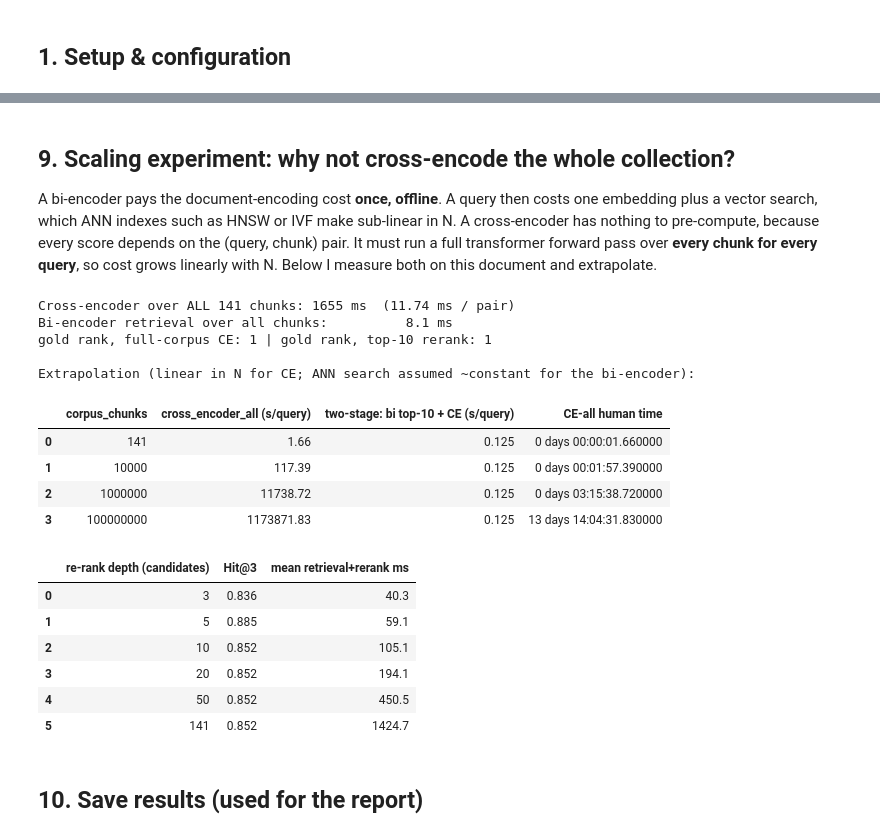
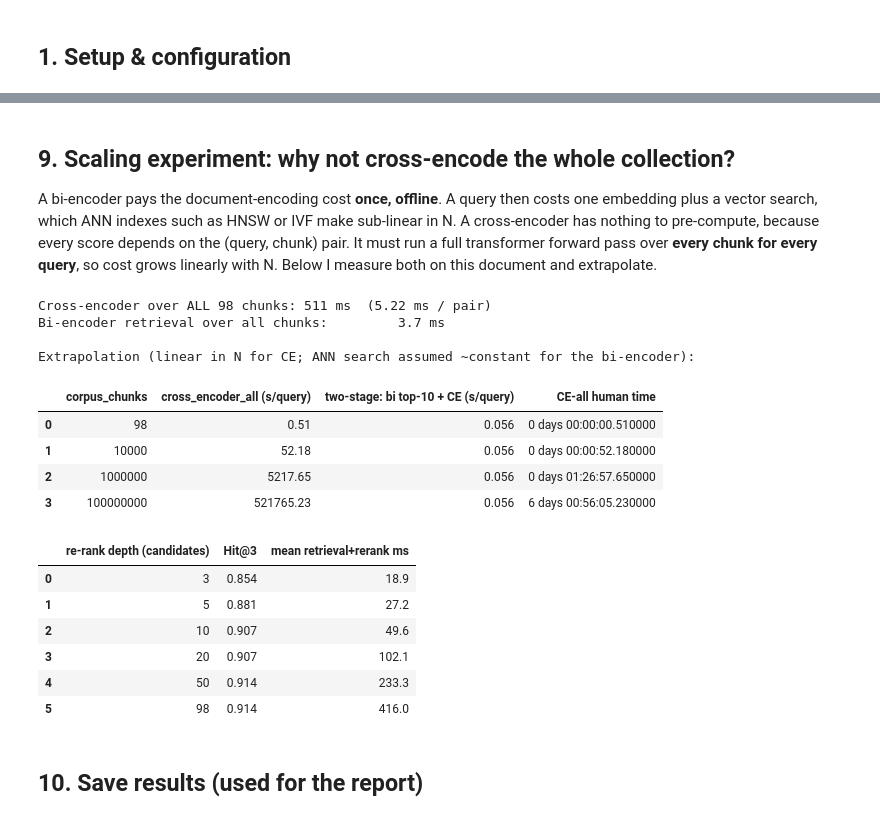
Before and after one commit to AKSHAT0604/rag-baseline-vs-reranking, a Jupyter notebook: RAG_Baseline_vs_ReRanking.ipynb, the cells around one changed output, grey strips where cells are left out. Drawn from its saved outputs; the diff is of its cells as text; code cells hidden in the pictures.

```diff
--- a/RAG_Baseline_vs_ReRanking.ipynb
+++ b/RAG_Baseline_vs_ReRanking.ipynb
@@ -228,7 +283,7 @@ def run_both_retrievals(query):
             "baseline_top3": cand_ids[:TOP_K_CONTEXT], "rerank_top3": rr_ids[:TOP_K_CONTEXT]}
 
 # quick smoke test
-r = run_both_retrievals("Can a player castle if the king is in check?")
-print("baseline top-3:", [chunks[i]["clauses"][0] for i in r["baseline_top3"]])
-print("re-ranked top-3:", [chunks[i]["clauses"][0] for i in r["rerank_top3"]])
+r = run_both_retrievals("Can a first-year student take an overload?")
+print("baseline top-3 sections:", [chunks[i]["sec"] for i in r["baseline_top3"]])
+print("re-ranked top-3 sections:", [chunks[i]["sec"] for i in r["rerank_top3"]])
 # %% [output]
@@ -625,6 +1181,6 @@ I time each stage separately (after a warm-up), repeating every query `N_REPEATS
 # %%
-N_REPEATS = 20
-lat_queries = [q for q, _ in EVAL_SET]
+N_REPEATS = 10
+lat_queries = [q for _, q, _ in EVAL_SET]
 
 for q in lat_queries[:5]:            # warm-up (kernel/JIT/cache effects)
     run_both_retrievals(q)
@@ -645,24 +1201,20 @@ embed_t, search_t, ce_t = map(lambda a: np.array(a) * 1000, (embed_t, search_t,
 p1 = embed_t + search_t
 p2 = p1 + ce_t
 
+
 def stats(a):
     return {"mean_ms": a.mean(), "median_ms": np.median(a), "p95_ms": np.percentile(a, 95)}
 
+
 latency_df = pd.DataFrame({
-    "Query embedding (bi-encoder)":           stats(embed_t),
-    "FAISS top-10 search":                    stats(search_t),
-    "Cross-encoder: score 10 pairs + sort":    stats(ce_t),
-    "PIPELINE 1 retrieval total":             stats(p1),
-    "PIPELINE 2 retrieval total":             stats(p2),
+    "Query embedding (bi-encoder)":         stats(embed_t),
+    "FAISS top-10 search":                  stats(search_t),
+    "Cross-encoder: score 10 pairs + sort": stats(ce_t),
+    "PIPELINE 1 retrieval total":           stats(p1),
+    "PIPELINE 2 retrieval total":           stats(p2),
 }).T.round(3)
 print(f"{len(p1)} timed runs per stage on {DEVICE.upper()}")
 display(latency_df)
 print(f"Re-ranking overhead: +{p2.mean() - p1.mean():.1f} ms per query "
       f"({p2.mean() / p1.mean():.1f}x the baseline retrieval time)")
-
-llm_df = pd.DataFrame([{"query": r["query"][:60], "LLM s (Answer 1)": round(r["llm_s_1"], 1),
-                        "LLM s (Answer 2)": round(r["llm_s_2"], 1)} for r in failure_results])
-print(f"\nLLM generation (greedy, ≤{MAX_NEW_TOKENS} new tokens, {LLM_NAME} on {DEVICE.upper()}): "
-      f"mean {llm_df.iloc[:, 1:].values.mean():.1f} s per answer")
-llm_df
 # %% [output]
@@ -688,75 +1252,68 @@ LLM generation (greedy, ≤220 new tokens, Qwen/Qwen2.5-3B-Instruct on CPU): mea
 # %% [markdown]
 ## 9. Scaling experiment: why not cross-encode the whole collection?
 
-A bi-encoder pays the document-encoding cost **once, offline**. A query then costs one embedding plus a vector search,
-which ANN indexes such as HNSW or IVF make sub-linear in N. A cross-encoder has nothing to pre-compute, because every
-score depends on the (query, chunk) pair. It must run a full transformer forward pass over **every chunk for every query**,
-so cost grows linearly with N. Below I measure both on this document and extrapolate.
+A bi-encoder pays the document-encoding cost **once, offline**. A query then costs one embedding plus a vector
+search, which ANN indexes such as HNSW or IVF make sub-linear in N. A cross-encoder has nothing to pre-compute,
+because every score depends on the (query, chunk) pair. It must run a full transformer forward pass over **every
+chunk for every query**, so cost grows linearly with N. Below I measure both on this document and extrapolate.
 # %%
-q = "Is a game drawn automatically without any claim after a long series of moves with no captures?"
+q = "Does the six-year maximum duration include semester leaves?"
 reps = 5
 
 t0 = time.perf_counter()
 for _ in range(reps):
     full_scores = cross_encoder.predict([(q, p) for p in passages], batch_size=32)
 ce_full_ms = (time.perf_counter() - t0) / reps * 1000
 
 t0 = time.perf_counter()
 for _ in range(reps):
     baseline_retrieve(q)
 bi_ms = (time.perf_counter() - t0) / reps * 1000
 
 per_pair_ms = ce_full_ms / len(passages)
 print(f"Cross-encoder over ALL {len(passages)} chunks: {ce_full_ms:.0f} ms  ({per_pair_ms:.2f} ms / pair)")
-print(f"Bi-encoder retrieval over all chunks:          {bi_ms:.1f} ms")
-
-# Does full cross-encoding even rank better here? Compare gold rank: bi top-10 rerank vs full-corpus CE.
-full_order = np.argsort(-full_scores).tolist()
-print("gold rank, full-corpus CE:", gold_rank(full_order, ["9.6.2"]),
-      "| gold rank, top-10 rerank:", gold_rank(rerank(q, baseline_retrieve(q)[0])[0], ["9.6.2"]))
+print(f"Bi-encoder retrieval over all chunks:         {bi_ms:.1f} ms")
 
 scale = pd.DataFrame({"corpus_chunks": [len(passages), 10_000, 1_000_000, 100_000_000]})
 scale["cross_encoder_all (s/query)"] = (scale.corpus_chunks * per_pair_ms / 1000).round(2)
-scale["two-stage: bi top-10 + CE (s/query)"] = ((bi_ms + 10 * per_pair_ms) / 1000)   # ANN search ~constant
-scale["two-stage: bi top-10 + CE (s/query)"] = scale["two-stage: bi top-10 + CE (s/query)"].round(3)
+scale["two-stage: bi top-10 + CE (s/query)"] = round((bi_ms + 10 * per_pair_ms) / 1000, 3)   # ANN search ~constant
 scale["CE-all human time"] = pd.to_timedelta(scale["cross_encoder_all (s/query)"], unit="s").astype(str)
 print("\nExtrapolation (linear in N for CE; ANN search assumed ~constant for the bi-encoder):")
 scale
 # %% [output]
-Cross-encoder over ALL 141 chunks: 1655 ms  (11.74 ms / pair)
-Bi-encoder retrieval over all chunks:          8.1 ms
-gold rank, full-corpus CE: 1 | gold rank, top-10 rerank: 1
+Cross-encoder over ALL 98 chunks: 511 ms  (5.22 ms / pair)
+Bi-encoder retrieval over all chunks:         3.7 ms
 
 Extrapolation (linear in N for CE; ANN search assumed ~constant for the bi-encoder):
 |  | corpus_chunks | cross_encoder_all (s/query) | two-stage: bi top-10 + CE (s/query) | CE-all human time |
-| 0 | 141 | 1.66 | 0.125 | 0 days 00:00:01.660000 |
-| 1 | 10000 | 117.39 | 0.125 | 0 days 00:01:57.390000 |
-| 2 | 1000000 | 11738.72 | 0.125 | 0 days 03:15:38.720000 |
-| 3 | 100000000 | 1173871.83 | 0.125 | 13 days 14:04:31.830000 |
+| 0 | 98 | 0.51 | 0.056 | 0 days 00:00:00.510000 |
+| 1 | 10000 | 52.18 | 0.056 | 0 days 00:00:52.180000 |
+| 2 | 1000000 | 5217.65 | 0.056 | 0 days 01:26:57.650000 |
+| 3 | 100000000 | 521765.23 | 0.056 | 6 days 00:56:05.230000 |
 # %%
 # Re-rank depth trade-off: how many bi-encoder candidates should the cross-encoder see?
+# (depth = all chunks is "cross-encode the whole corpus")
 depth_rows = []
 for depth in [3, 5, 10, 20, 50, len(passages)]:
     hits, times = [], []
-    for qq, gold in EVAL_SET:
+    for _, qq, gold in EVAL_SET:
         t0 = time.perf_counter()
         cand, _ = baseline_retrieve(qq, k=depth)
         rr, _ = rerank(qq, cand)
         times.append(time.perf_counter() - t0)
-        r = gold_rank(rr, gold)
-        hits.append(r is not None and r <= 3)
+        hits.append((gold_rank(rr, gold) or 99) <= 3)
     depth_rows.append({"re-rank depth (candidates)": depth, "Hit@3": round(np.mean(hits), 3),
                        "mean retrieval+rerank ms": round(np.mean(times) * 1000, 1)})
 depth_df = pd.DataFrame(depth_rows)
 depth_df
 # %% [output]
 |  | re-rank depth (candidates) | Hit@3 | mean retrieval+rerank ms |
-| 0 | 3 | 0.836 | 40.3 |
-| 1 | 5 | 0.885 | 59.1 |
-| 2 | 10 | 0.852 | 105.1 |
-| 3 | 20 | 0.852 | 194.1 |
-| 4 | 50 | 0.852 | 450.5 |
-| 5 | 141 | 0.852 | 1424.7 |
+| 0 | 3 | 0.854 | 18.9 |
+| 1 | 5 | 0.881 | 27.2 |
+| 2 | 10 | 0.907 | 49.6 |
+| 3 | 20 | 0.907 | 102.1 |
+| 4 | 50 | 0.914 | 233.3 |
+| 5 | 98 | 0.914 | 416.0 |
 # %% [markdown]
 ## 10. Save results (used for the report)
 # %%
```
Also changed, not shown: parts of 30 cells of this notebook, 17 other files.
